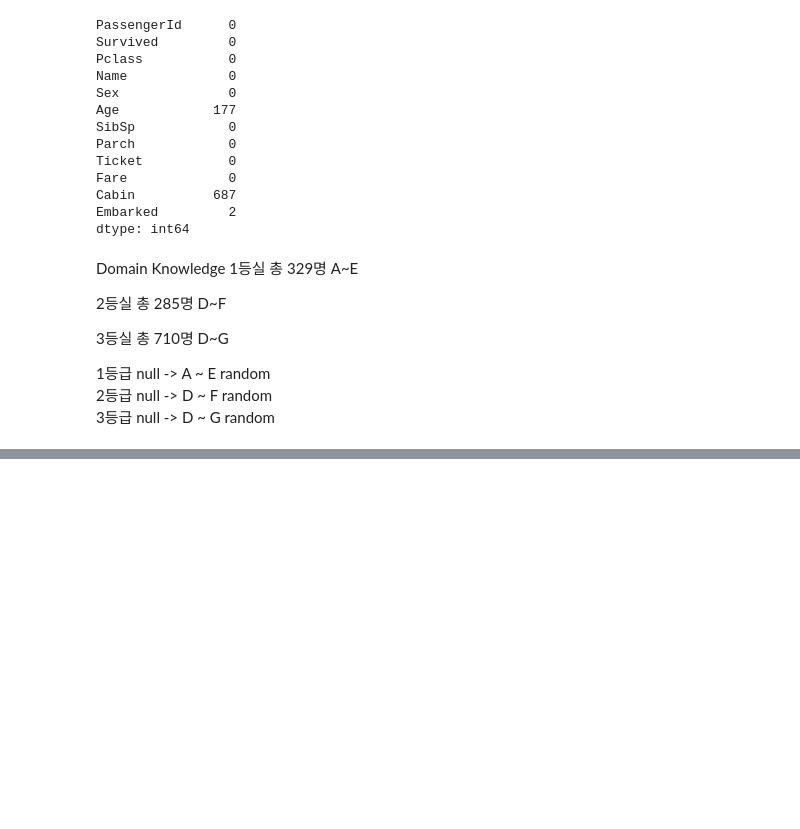
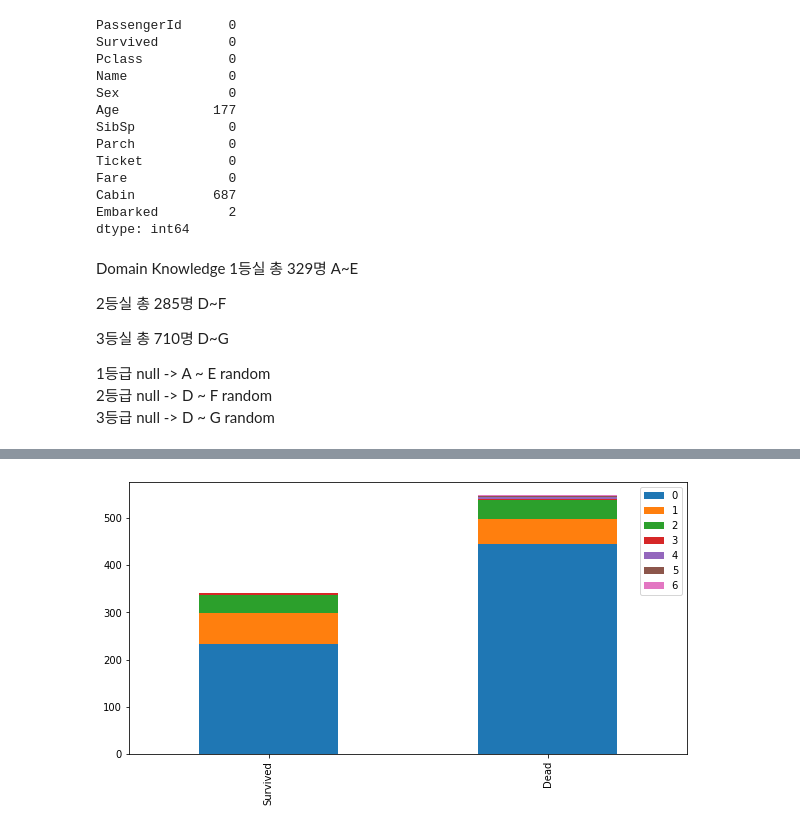
Before and after one commit to gkalstn000/titanic, a Jupyter notebook: titinic.ipynb, the cells around one changed output, grey strips where cells are left out. Cells and saved outputs as stored; diff of their text form; code cells hidden in the pictures; blank space fills up the shorter version.

```diff
--- a/titinic.ipynb
+++ b/titinic.ipynb
@@ -103,0 +137,4 @@ Domain Knowledge
+# %%
+bar_chart('Parch') #혼자보다 부모 or 자식 있는 사람이 생존 가능성 더큼
+# %% [output]
+[figure, added]
```
Also changed, not shown: parts of 110 cells of this notebook, 3 other files.
